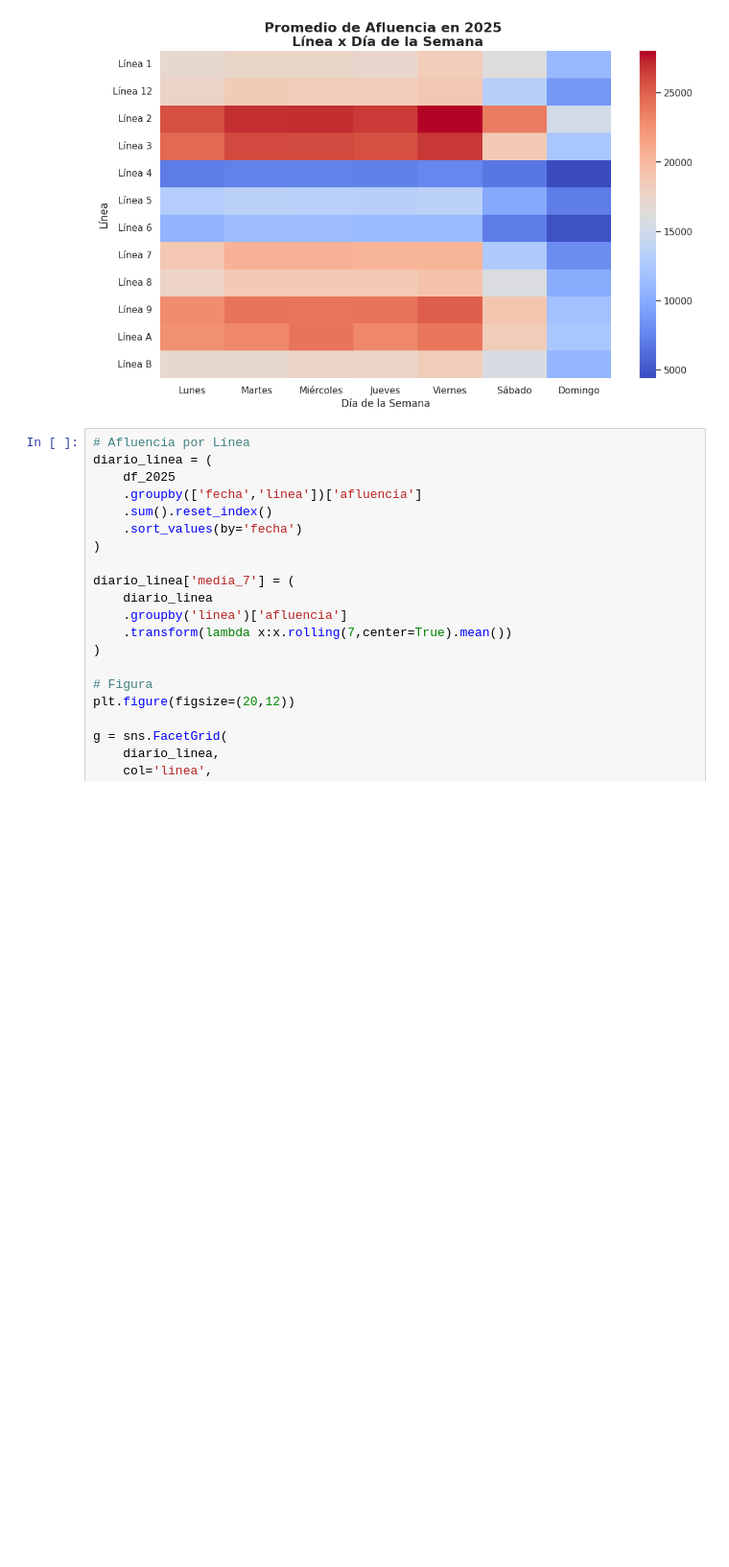
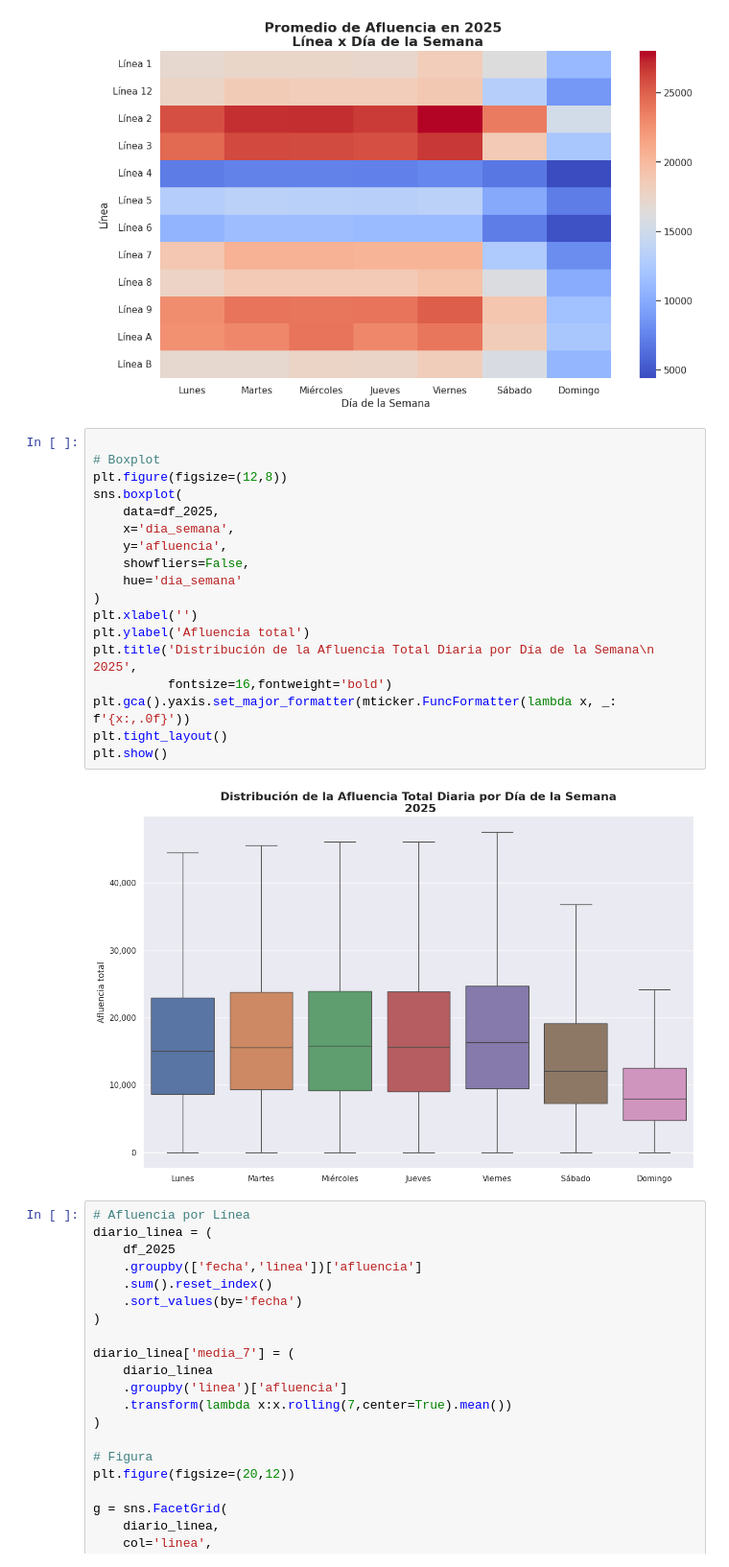
Before and after one commit to AndrsGzRo/prediccion-afluencia-metrocdmx, a Jupyter notebook: notebooks/03_eda_afluencia_2025.ipynb, the cells around one changed output. Shown at 96% size. Saved outputs shown, nothing was run; the diff lists cells and outputs as text; blank space fills up the shorter version.

```diff
--- a/notebooks/03_eda_afluencia_2025.ipynb
+++ b/notebooks/03_eda_afluencia_2025.ipynb
@@ -180,6 +181,26 @@ plt.title('Promedio de Afluencia en 2025 \n Línea x Día de la Semana',
 plt.show()
 # %% [output]
 [figure]
+# %%
+
+# Boxplot
+plt.figure(figsize=(12,8))
+sns.boxplot(
+    data=df_2025,
+    x='dia_semana',
+    y='afluencia',
+    showfliers=False,
+    hue='dia_semana'
+)
+plt.xlabel('')
+plt.ylabel('Afluencia total')
+plt.title('Distribución de la Afluencia Total Diaria por Día de la Semana\n 2025',
+          fontsize=16,fontweight='bold')
+plt.gca().yaxis.set_major_formatter(mticker.FuncFormatter(lambda x, _: f'{x:,.0f}'))
+plt.tight_layout()
+plt.show()
+# %% [output]
+[figure, added]
 # %%
 # Afluencia por Línea
 diario_linea = (
```
Also changed, not shown: parts of 10 cells of this notebook.
